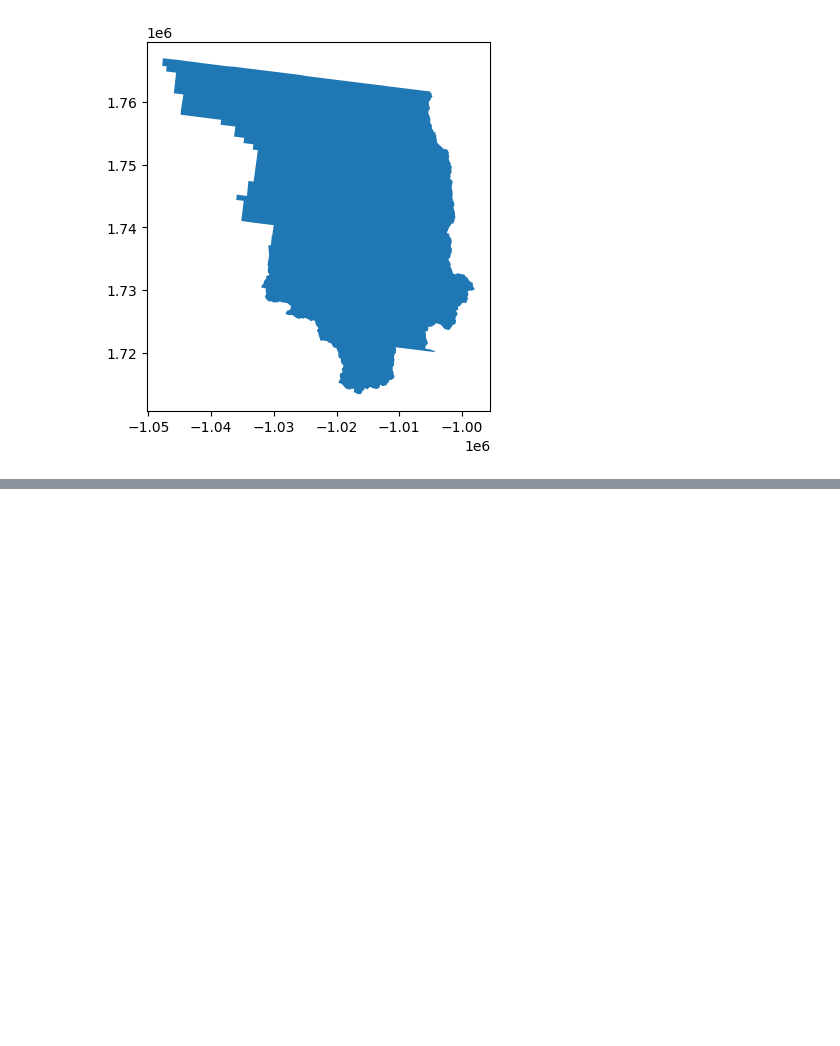
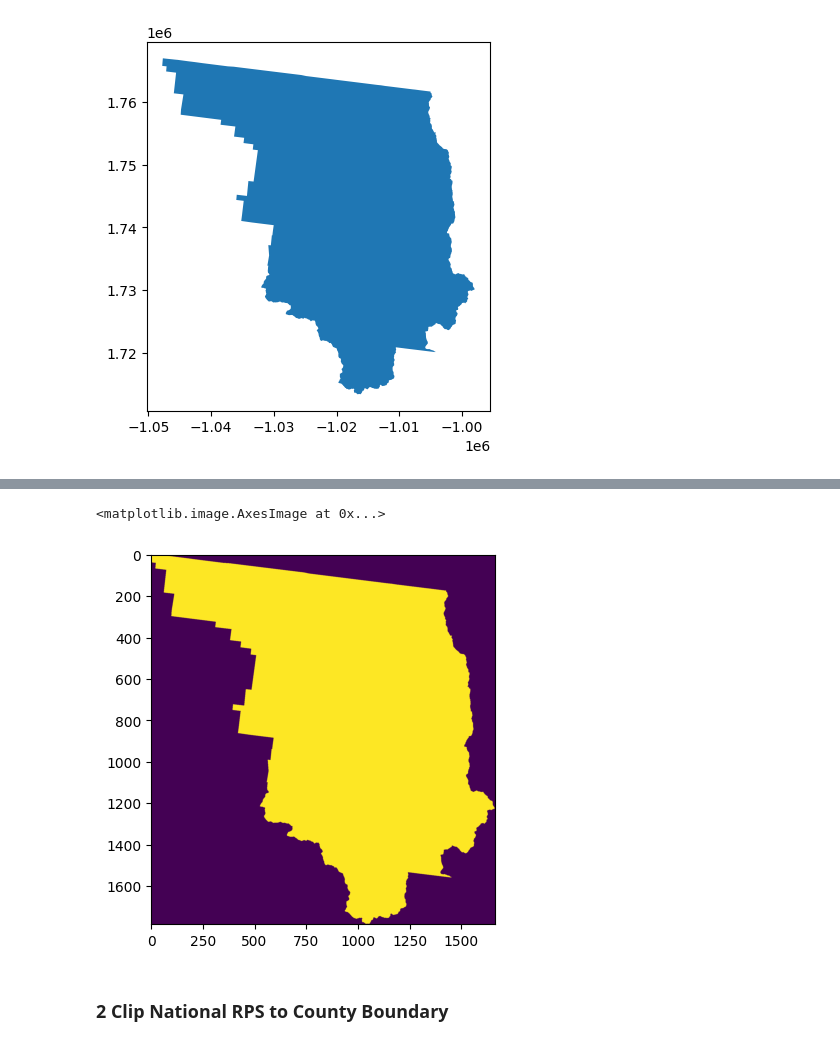
Before and after one commit to bryceayoung/ouray, a Jupyter notebook: post-thesis-work/exposure_overlay.ipynb, the cells around one changed output, grey strips where cells are left out. Drawn from its saved outputs; the diff is of its cells as text; code cells hidden in the pictures; blank space fills up the shorter version.

```diff
--- a/post-thesis-work/exposure_overlay.ipynb
+++ b/post-thesis-work/exposure_overlay.ipynb
@@ -51,0 +86,11 @@ county_5070.plot()
+# %%
+from utils.raster import read_raster
+import matplotlib.pyplot as plt
+
+county_rast_30m = read_raster(os.path.join(geoms, 'county_WKID5070_30m.tif'), layer=1)
+plt.imshow(county_rast_30m)
+# %% [output]
+<matplotlib.image.AxesImage at 0x...>
+[figure, added]
+# %% [markdown]
+### **2** Clip National RPS to County Boundary
```
Also changed, not shown: parts of 12 cells of this notebook, 1 other file.
